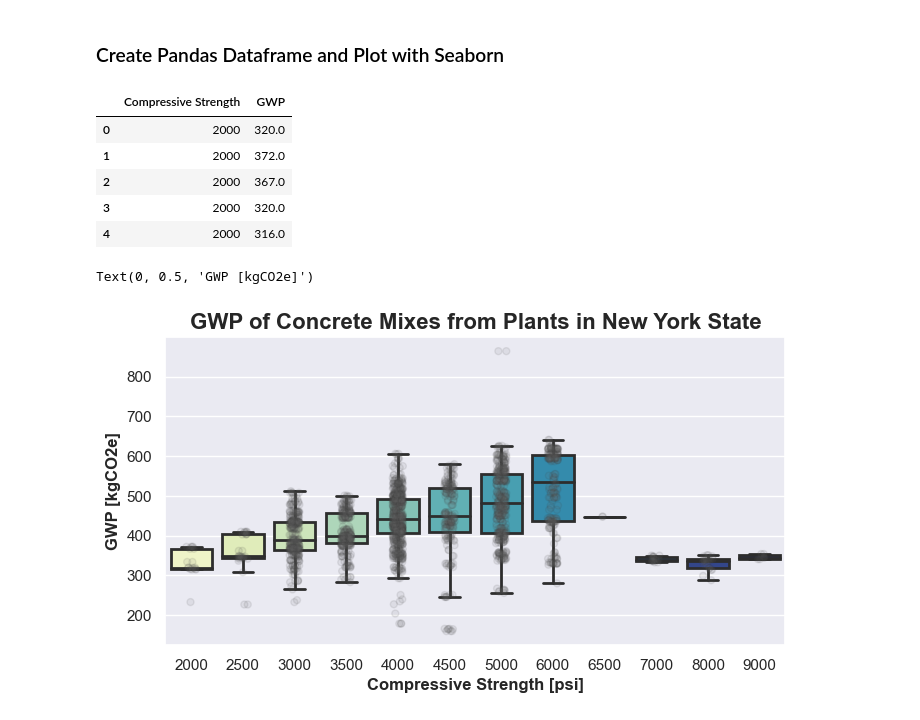
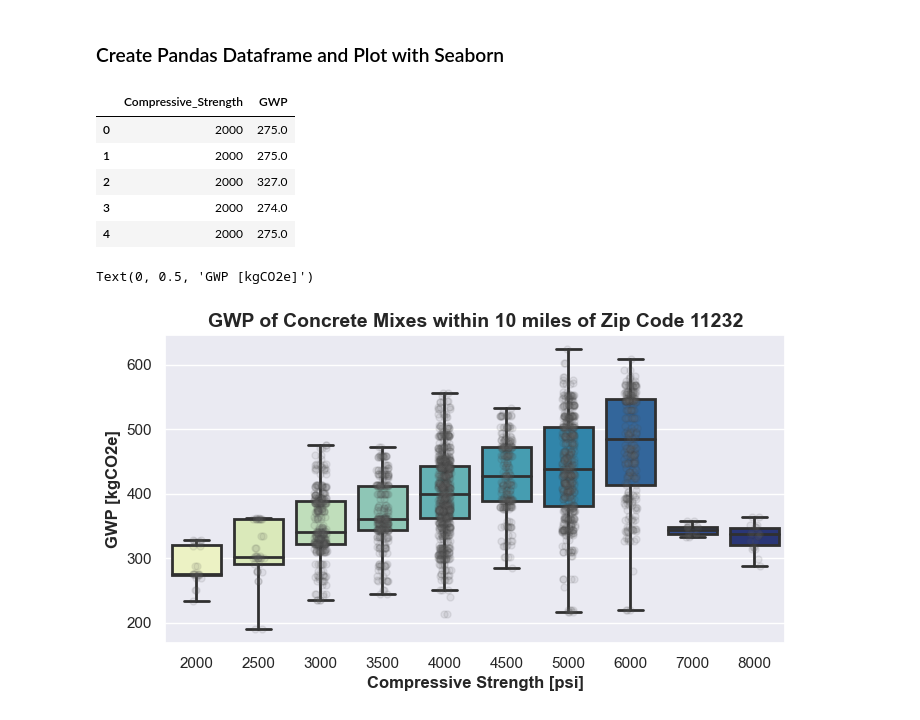
Before and after one commit to jbf1212/ec3-python-wrapper, a Jupyter notebook: ec3_materials_plot.ipynb, the cells around one changed output. Saved outputs shown, nothing was run; the diff lists cells and outputs as text; code cells hidden in the pictures.

```diff
--- a/ec3_materials_plot.ipynb
+++ b/ec3_materials_plot.ipynb
@@ -15,22 +15,21 @@ token = os.environ['EC3_KEY']
 from ec3 import EC3Materials
 ec3_materials = EC3Materials(bearer_token=token, ssl_verify=False)
 # %%
-#Conduct a search of normal weights concrete mixes between 2000 psi and 9000 psi from plants in NY state
+#Conduct a search of normal weights concrete mixes between 2000 psi and 8000 psi within a radius of a given postal code
 mat_param_dict =   {
                     "product_classes":{"EC3":"Concrete >> ReadyMix"},
                     "lightweight":False,
                     "concrete_compressive_strength_at_28d__gt":"2000 psi",
-                    "concrete_compressive_strength_at_28d__lt":"9000 psi",
-                    "jurisdiction": "US-NY"
+                    "concrete_compressive_strength_at_28d__lt":"8000 psi",
                     }
 
 ec3_materials.return_fields = ["id", "concrete_compressive_strength_28d", "gwp"]
 ec3_materials.sort_by = "concrete_compressive_strength_28d" #This will sort the responses based on the field assiged to the 'sort_by' property
-ec3_materials.page_size = 250 #default max records is 100
 ec3_materials.only_valid = True
+postal_code = 11232
 
-#NOTE The following query may take a couple minutes to return all responses
-mat_records = ec3_materials.get_materials(return_all=True, params=mat_param_dict)
+#NOTE The following query may take a few minutes to return all responses
+mat_records = ec3_materials.get_materials_within_region(postal_code, plant_distance="10 mi", return_all=True, params=mat_param_dict)
 # %% [markdown]
 ### Clean the Data
 # %%
@@ -53,7 +52,7 @@ for rec in mat_records:
 
     rounded_strength = int(round(conc_strength/ 500.0) * 500.0)
 
-    new_dict["Compressive Strength"] = rounded_strength
+    new_dict["Compressive_Strength"] = rounded_strength
     new_dict["GWP"] = float(rec["gwp"].split()[0])
     converted_records.append(new_dict)
 # %% [markdown]
@@ -62,29 +61,33 @@ for rec in mat_records:
 df = pd.DataFrame(converted_records)
 df.head()
 # %% [output]
-|  | Compressive Strength | GWP |
-| 0 | 2000 | 320.0 |
-| 1 | 2000 | 372.0 |
-| 2 | 2000 | 367.0 |
-| 3 | 2000 | 320.0 |
-| 4 | 2000 | 316.0 |
+|  | Compressive_Strength | GWP |
+| 0 | 2000 | 275.0 |
+| 1 | 2000 | 275.0 |
+| 2 | 2000 | 327.0 |
+| 3 | 2000 | 274.0 |
+| 4 | 2000 | 275.0 |
+# %%
+#Filter out materials if less than 10 instances of that strength
+vc = df.Compressive_Strength.value_counts()
+filtered_df = df[df.Compressive_Strength.isin(vc.index[vc.gt(10)])]
 # %%
 ### Create plot with Seaborn ###
 sns.set_style("whitegrid") #set style
 sns.set(rc={"figure.figsize":(8, 4)}) #set figure size
 
 #Add dots using stripplot
-bp = sns.stripplot(data=df, x='Compressive Strength', y='GWP',
+bp = sns.stripplot(data=filtered_df, x='Compressive_Strength', y='GWP',
                     color="dimgrey", linewidth = 1, alpha=0.1)
 
 #Add boxplot
-bp = sns.boxplot(data=df, x='Compressive Strength', y='GWP',
+bp = sns.boxplot(data=filtered_df, x='Compressive_Strength', y='GWP',
                 linewidth = 2, palette="YlGnBu", showfliers = False)
 
 #set axis titles and fonts
-bp.set_title("GWP of Concrete Mixes from Plants in New York State", fontsize = 16, fontweight='bold')
+bp.set_title("GWP of Concrete Mixes within 10 miles of Zip Code {}".format(postal_code), fontsize = 14, fontweight='bold')
 bp.set_xlabel("Compressive Strength [psi]", fontsize = 12, fontweight='bold')
 bp.set_ylabel("GWP [kgCO2e]", fontsize = 12, fontweight='bold')
 # %% [output]
 Text(0, 0.5, 'GWP [kgCO2e]')
-[figure, old version]
+[figure, new version]
```
Also changed, not shown: 1 other file.
